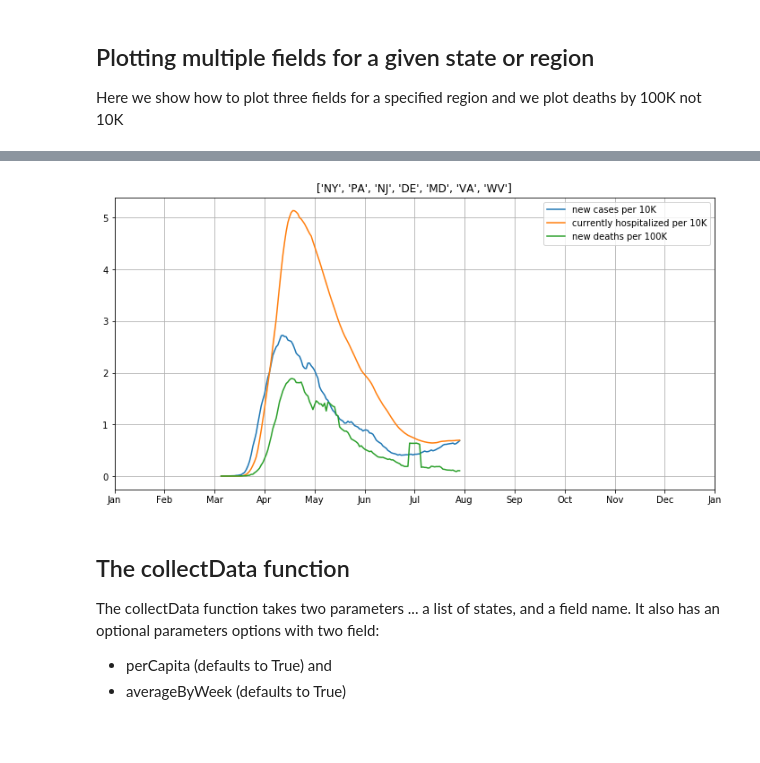
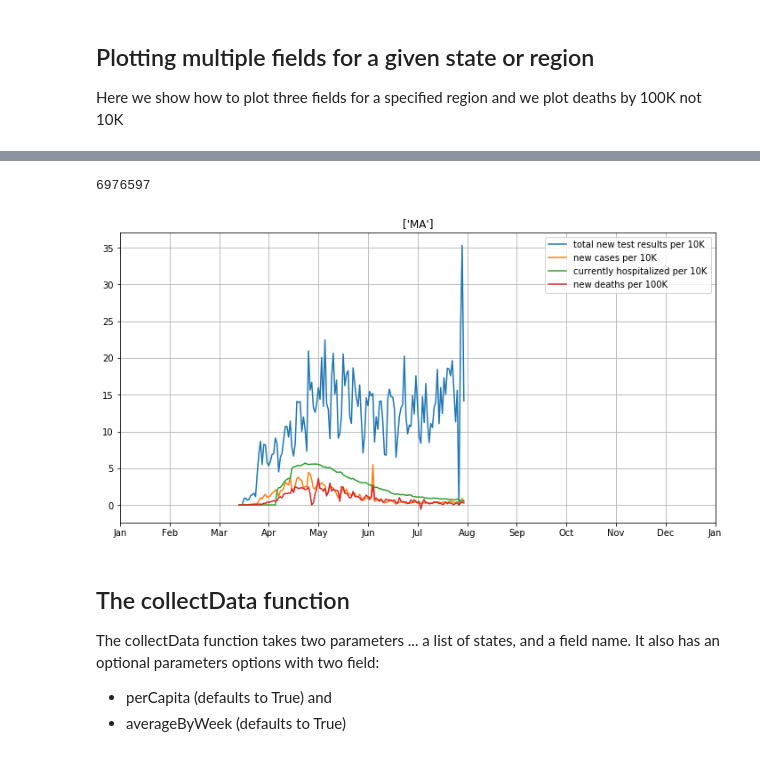
Before and after one commit to tjhickey724/covid19demo, a Jupyter notebook: plotOneRegion.ipynb, the cells around one changed output, grey strips where cells are left out. Drawn from its saved outputs; the diff is of its cells as text; code cells hidden in the pictures.

```diff
--- a/plotOneRegion.ipynb
+++ b/plotOneRegion.ipynb
@@ -26,3 +26,22 @@ done
 # %% [markdown]
 ## Plotting multiple fields for a given state or region
 Here we show how to plot three fields for a specified region and we plot deaths by 100K not 10K
+# %%
+s = midAtlantic #['MA'] # list of states to be analyzed... states is all US states and territories
+
+
+
+plt.rcParams['figure.figsize'] = [12, 6]  # set the size of the plot
+
+# plot three fields and specify their labels for the legend
+plotItems(collectData(s,'total'),'total tests per 10K')
+plotItems(collectData(s,'totalTestResults'),'total test results per 10K')
+plotItems(collectData(s,'posneg'),'posneg per 10K')
+plotItems(collectData(s,'positive'),'cases per 10K')
+plotItems(collectData(s,'hospitalizedCumulative'),'hospitalized per 10K')
+plotItems([(d[0],d[1]*10) for d in collectData(s,'death')],'deaths per 100K')
+
+# print the title, legend, and add a grid
+plt.title(s if len(s)<10 else str(list(s)[:10])+" and more")
+plt.legend()
+plt.grid()
@@ -29,21 +50,24 @@ Here we show how to plot three fields for a specified region and we plot deaths
 # %%
-s = midAtlantic #['MA'] # list of states to be analyzed... states is all US states and territories
+s = ['MA'] #['MA'] # list of states to be analyzed... states is all US states and territories
 
-
+options={'perCapita':True,'averageByWeek':False}
+print(statePop('MA'))
 
 plt.rcParams['figure.figsize'] = [12, 6]  # set the size of the plot
 
 # plot three fields and specify their labels for the legend
-plotItems(collectData(s,'positiveIncrease'),'new cases per 10K')
-plotItems(collectData(s,'hospitalizedCurrently'),'currently hospitalized per 10K')
-plotItems([(d[0],d[1]*10) for d in collectData(s,'deathIncrease')],'new deaths per 100K')
+plotItems(collectData(s,'totalTestResultsIncrease',options),'total new test results per 10K')
+plotItems(collectData(s,'positiveIncrease',options),'new cases per 10K')
+plotItems(collectData(s,'hospitalizedCurrently',options),'currently hospitalized per 10K')
+plotItems([(d[0],d[1]*10) for d in collectData(s,'deathIncrease',options)],'new deaths per 100K')
 
 # print the title, legend, and add a grid
 plt.title(s if len(s)<10 else str(list(s)[:10])+" and more")
 plt.legend()
 plt.grid()
 # %% [output]
+6976597
-[figure, old version]
+[figure, new version]
 # %% [markdown]
 ## The collectData function
 The collectData function takes two parameters ... a list of states, and a field name.
```
Also changed, not shown: parts of 7 cells of this notebook, 3 other files.
